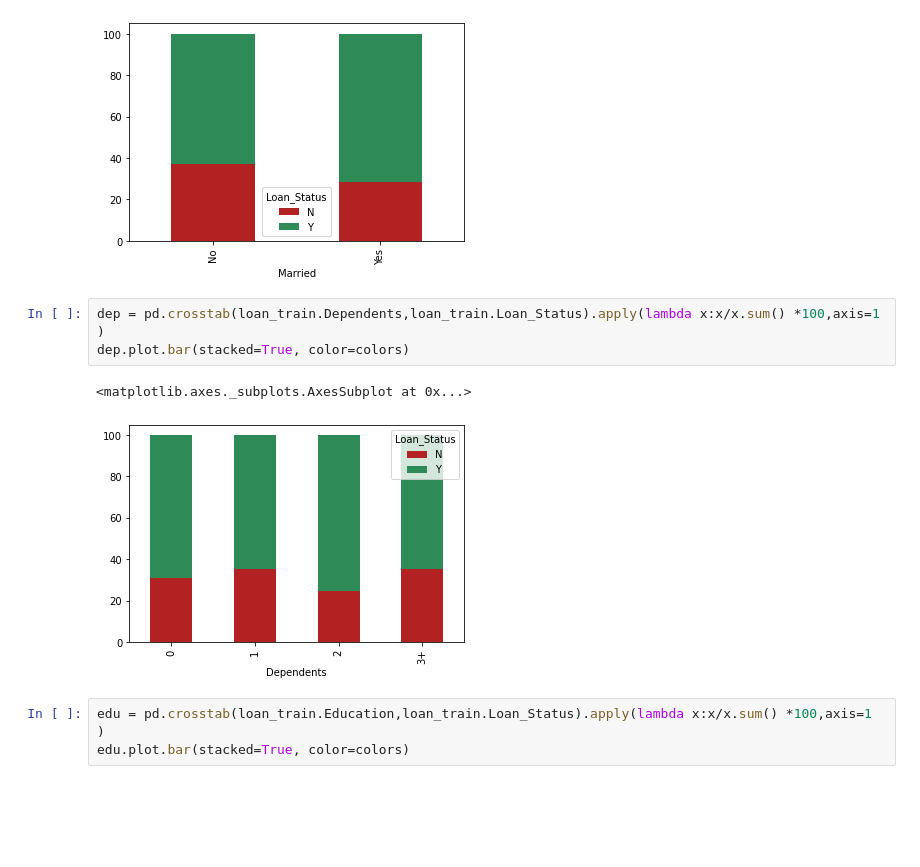
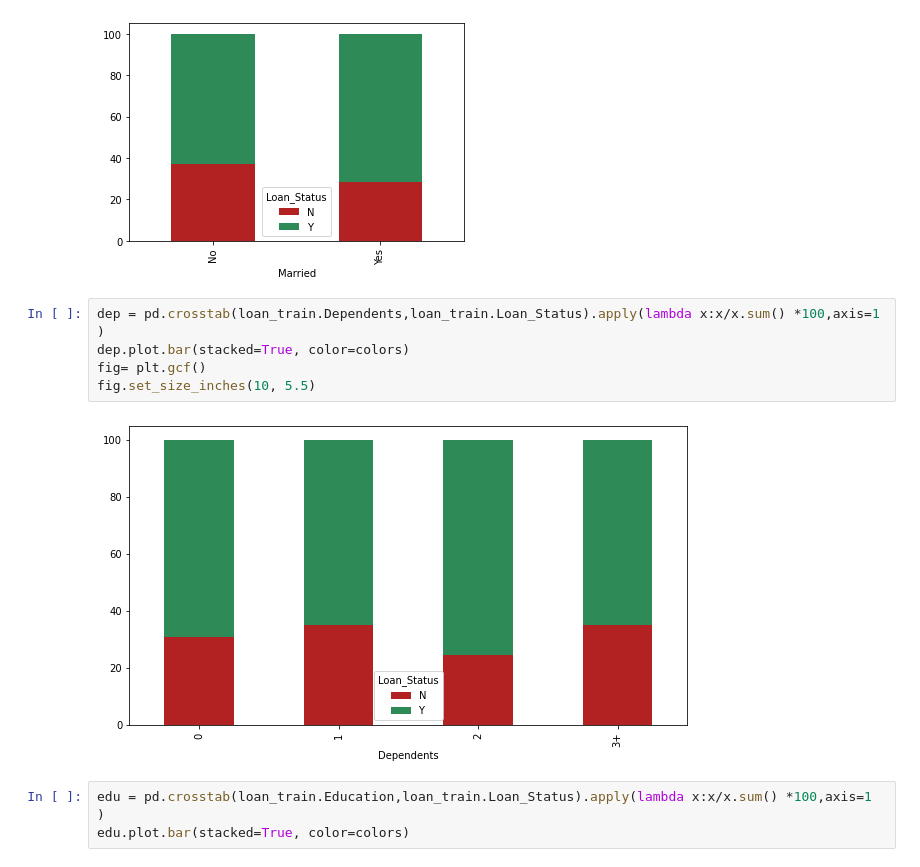
Before and after one commit to ankitshrivastava2910/ML-Projects-using-python, a Jupyter notebook: Bank Loan Prediction Using Clustering.ipynb, the cells around one changed output. Cells and saved outputs as stored; diff of their text form; blank space fills up the shorter version.

```diff
--- a/Bank Loan Prediction Using Clustering.ipynb
+++ b/Bank Loan Prediction Using Clustering.ipynb
@@ -235,9 +235,10 @@ marr.plot.bar(stacked=True, color=colors)
 # %%
 dep = pd.crosstab(loan_train.Dependents,loan_train.Loan_Status).apply(lambda x:x/x.sum() *100,axis=1 )
 dep.plot.bar(stacked=True, color=colors)
+fig= plt.gcf()
+fig.set_size_inches(10, 5.5)
 # %% [output]
-<matplotlib.axes._subplots.AxesSubplot at 0x...>
-[figure, old version]
+[figure, new version]
 # %%
 edu = pd.crosstab(loan_train.Education,loan_train.Loan_Status).apply(lambda x:x/x.sum() *100,axis=1 )
 edu.plot.bar(stacked=True, color=colors)
```
Also changed, not shown: parts of 19 cells of this notebook.
